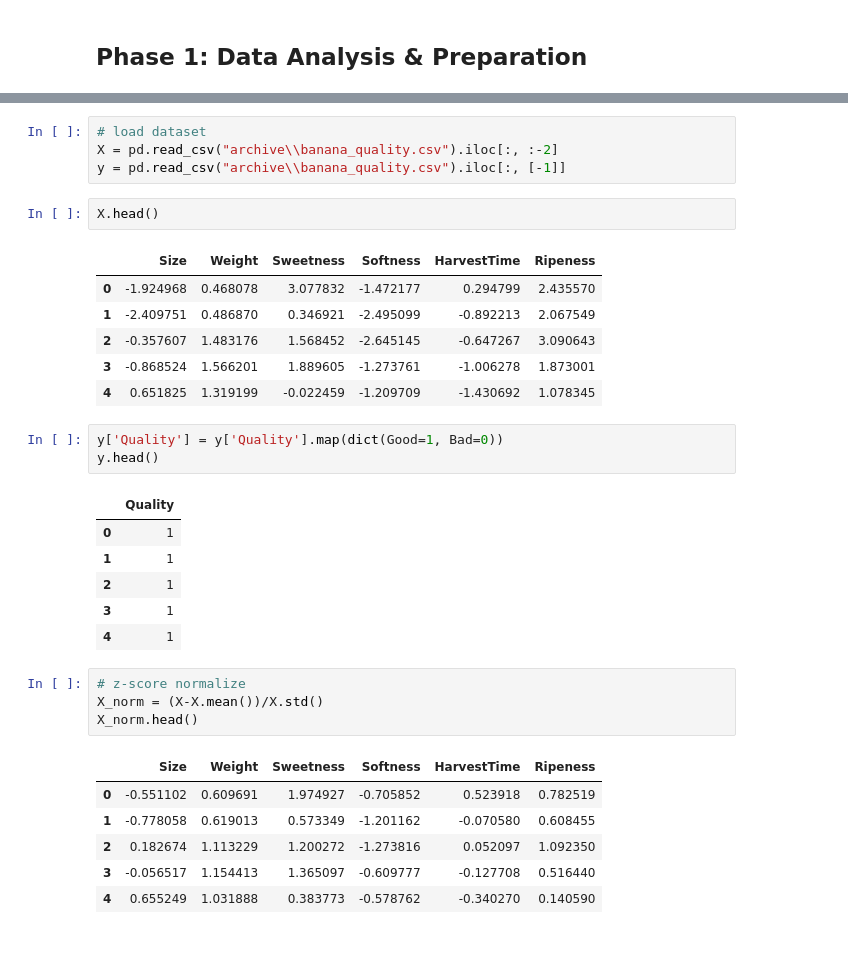
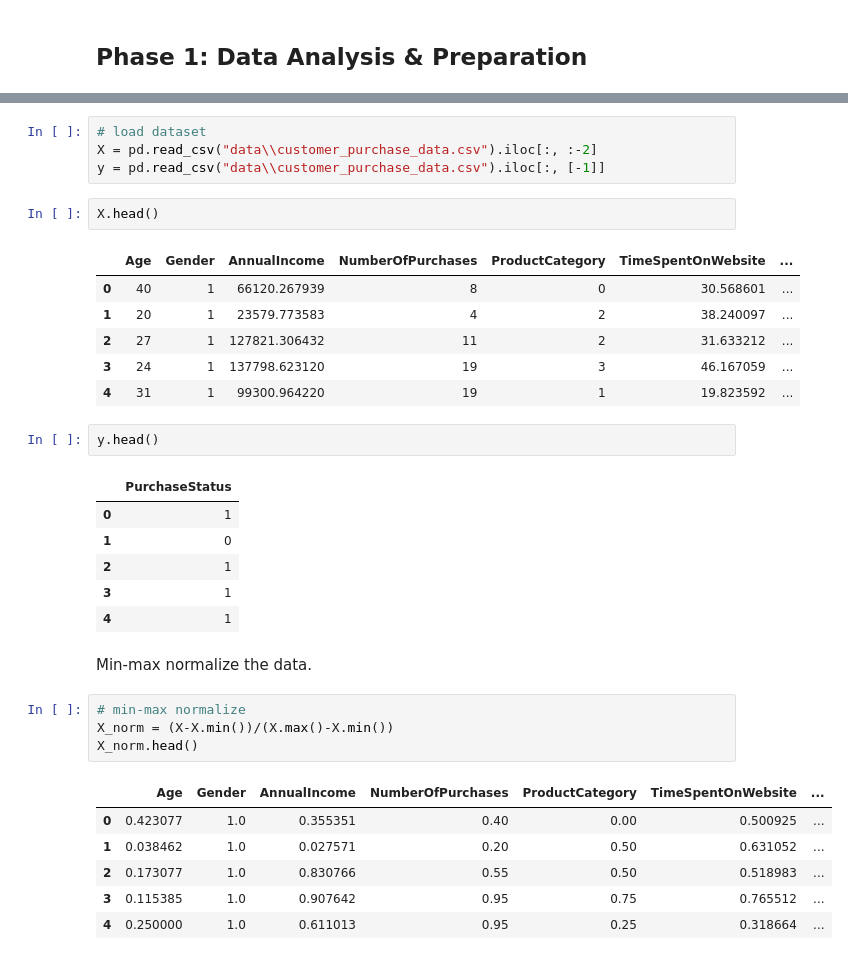
Before and after one commit to meganajoseph/NNtask, a Jupyter notebook: neural_networks_task.ipynb, the cells around one changed output, grey strips where cells are left out. Saved outputs shown, nothing was run; the diff lists cells and outputs as text.

```diff
--- a/neural_networks_task.ipynb
+++ b/neural_networks_task.ipynb
@@ -11,34 +11,35 @@ Data source: [Banana Quality Dataset](https://www.kaggle.com/datasets/l3llff/ban
 # %%
 # load dataset
-X = pd.read_csv("archive\\banana_quality.csv").iloc[:, :-2]
-y = pd.read_csv("archive\\banana_quality.csv").iloc[:, [-1]]
+X = pd.read_csv("data\\customer_purchase_data.csv").iloc[:, :-2]
+y = pd.read_csv("data\\customer_purchase_data.csv").iloc[:, [-1]]
 # %%
 X.head()
 # %% [output]
-|  | Size | Weight | Sweetness | Softness | HarvestTime | Ripeness |
-| 0 | -1.924968 | 0.468078 | 3.077832 | -1.472177 | 0.294799 | 2.435570 |
-| 1 | -2.409751 | 0.486870 | 0.346921 | -2.495099 | -0.892213 | 2.067549 |
-| 2 | -0.357607 | 1.483176 | 1.568452 | -2.645145 | -0.647267 | 3.090643 |
-| 3 | -0.868524 | 1.566201 | 1.889605 | -1.273761 | -1.006278 | 1.873001 |
-| 4 | 0.651825 | 1.319199 | -0.022459 | -1.209709 | -1.430692 | 1.078345 |
+|  | Age | Gender | AnnualIncome | NumberOfPurchases | ProductCategory | TimeSpentOnWebsite | ... |
+| 0 | 40 | 1 | 66120.267939 | 8 | 0 | 30.568601 | ... |
+| 1 | 20 | 1 | 23579.773583 | 4 | 2 | 38.240097 | ... |
+| 2 | 27 | 1 | 127821.306432 | 11 | 2 | 31.633212 | ... |
+| 3 | 24 | 1 | 137798.623120 | 19 | 3 | 46.167059 | ... |
+| 4 | 31 | 1 | 99300.964220 | 19 | 1 | 19.823592 | ... |
 # %%
-y['Quality'] = y['Quality'].map(dict(Good=1, Bad=0))
 y.head()
 # %% [output]
-|  | Quality |
+|  | PurchaseStatus |
 | 0 | 1 |
-| 1 | 1 |
+| 1 | 0 |
 | 2 | 1 |
 | 3 | 1 |
 | 4 | 1 |
+# %% [markdown]
+Min-max normalize the data.
 # %%
-# z-score normalize
-X_norm = (X-X.mean())/X.std()
+# min-max normalize
+X_norm = (X-X.min())/(X.max()-X.min())
 X_norm.head()
 # %% [output]
-|  | Size | Weight | Sweetness | Softness | HarvestTime | Ripeness |
-| 0 | -0.551102 | 0.609691 | 1.974927 | -0.705852 | 0.523918 | 0.782519 |
-| 1 | -0.778058 | 0.619013 | 0.573349 | -1.201162 | -0.070580 | 0.608455 |
-| 2 | 0.182674 | 1.113229 | 1.200272 | -1.273816 | 0.052097 | 1.092350 |
-| 3 | -0.056517 | 1.154413 | 1.365097 | -0.609777 | -0.127708 | 0.516440 |
-| 4 | 0.655249 | 1.031888 | 0.383773 | -0.578762 | -0.340270 | 0.140590 |
+|  | Age | Gender | AnnualIncome | NumberOfPurchases | ProductCategory | TimeSpentOnWebsite | ... |
+| 0 | 0.423077 | 1.0 | 0.355351 | 0.40 | 0.00 | 0.500925 | ... |
+| 1 | 0.038462 | 1.0 | 0.027571 | 0.20 | 0.50 | 0.631052 | ... |
+| 2 | 0.173077 | 1.0 | 0.830766 | 0.55 | 0.50 | 0.518983 | ... |
+| 3 | 0.115385 | 1.0 | 0.907642 | 0.95 | 0.75 | 0.765512 | ... |
+| 4 | 0.250000 | 1.0 | 0.611013 | 0.95 | 0.25 | 0.318664 | ... |
```
Also changed, not shown: parts of 9 cells of this notebook, 5 other files.
